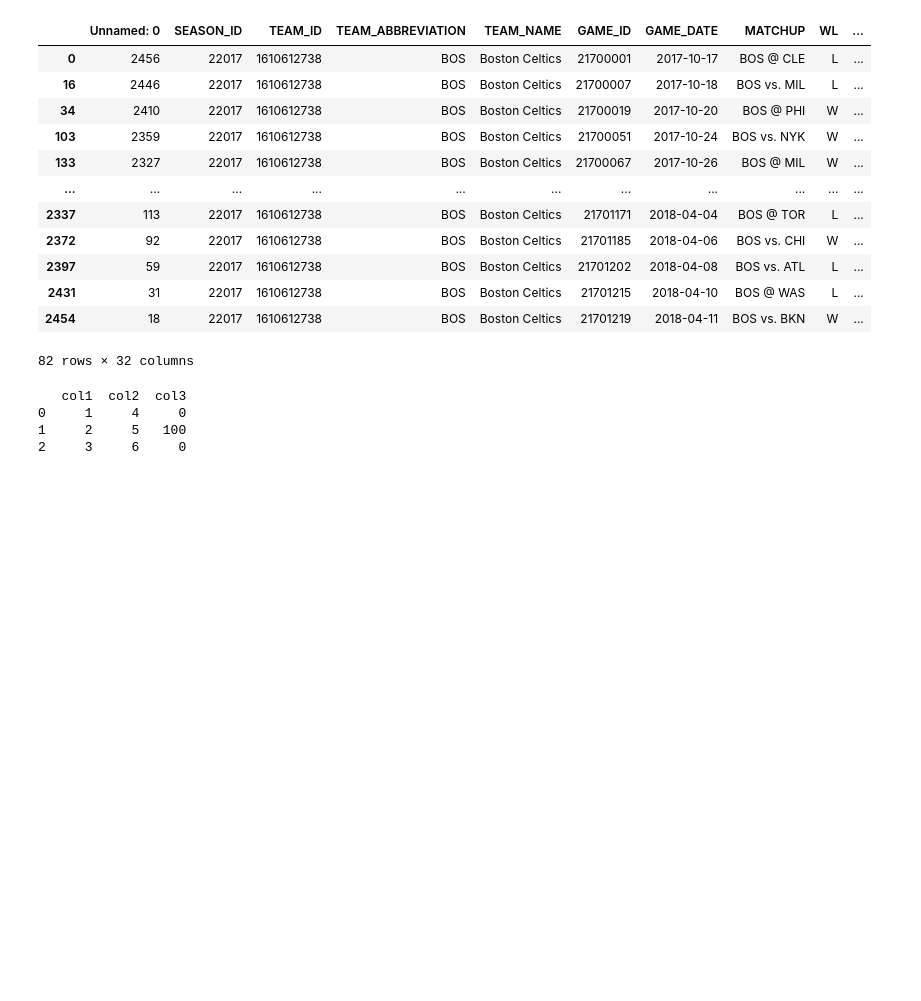
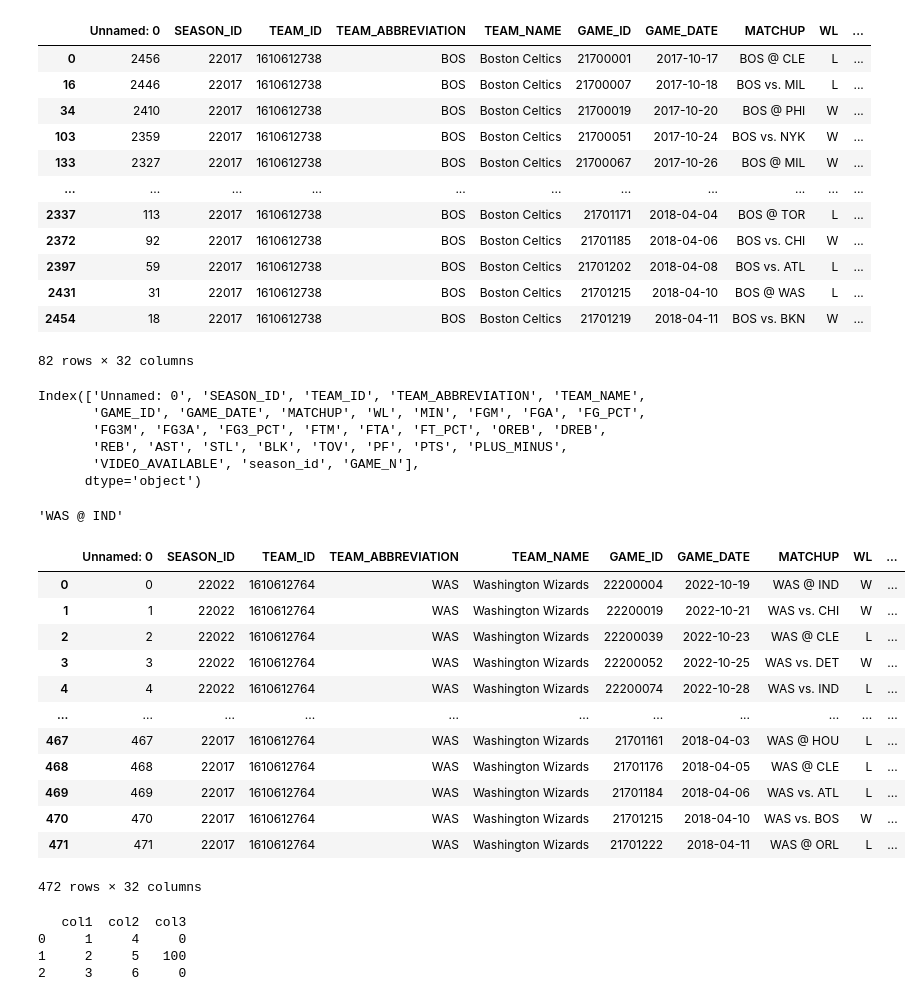
Before and after one commit to ArthurPatricio/Final_Project_Basketball_Game_Prediction, a Jupyter notebook: test_bench.ipynb, the cells around one changed output. Saved outputs shown, nothing was run; the diff lists cells and outputs as text; code cells hidden in the pictures; blank space fills up the shorter version.

```diff
--- a/test_bench.ipynb
+++ b/test_bench.ipynb
@@ -333,6 +326,40 @@ df[(df['season_id'] == season) & (df['TEAM_ID'] == team_id)]
 | 2431 | 31 | 22017 | 1610612738 | BOS | Boston Celtics | 21701215 | 2018-04-10 | BOS @ WAS | L | ... |
 | 2454 | 18 | 22017 | 1610612738 | BOS | Boston Celtics | 21701219 | 2018-04-11 | BOS vs. BKN | W | ... |
 82 rows × 32 columns
+# %%
+df.columns
+# %% [output]
+Index(['Unnamed: 0', 'SEASON_ID', 'TEAM_ID', 'TEAM_ABBREVIATION', 'TEAM_NAME',
+       'GAME_ID', 'GAME_DATE', 'MATCHUP', 'WL', 'MIN', 'FGM', 'FGA', 'FG_PCT',
+       'FG3M', 'FG3A', 'FG3_PCT', 'FTM', 'FTA', 'FT_PCT', 'OREB', 'DREB',
+       'REB', 'AST', 'STL', 'BLK', 'TOV', 'PF', 'PTS', 'PLUS_MINUS',
+       'VIDEO_AVAILABLE', 'season_id', 'GAME_N'],
+      dtype='object')
+# %%
+import pandas as pd
+
+stats = pd.read_excel('alo.xlsx')
+games = pd.read_excel('games_list_Regular+Season.xlsx')
+# %%
+games.loc[0]['MATCHUP']
+# %% [output]
+'WAS @ IND'
+# %%
+games.loc[games['TEAM_ID'] == 1610612764]
+# %% [output]
+|  | Unnamed: 0 | SEASON_ID | TEAM_ID | TEAM_ABBREVIATION | TEAM_NAME | GAME_ID | GAME_DATE | MATCHUP | WL | ... |
+| 0 | 0 | 22022 | 1610612764 | WAS | Washington Wizards | 22200004 | 2022-10-19 | WAS @ IND | W | ... |
+| 1 | 1 | 22022 | 1610612764 | WAS | Washington Wizards | 22200019 | 2022-10-21 | WAS vs. CHI | W | ... |
+| 2 | 2 | 22022 | 1610612764 | WAS | Washington Wizards | 22200039 | 2022-10-23 | WAS @ CLE | L | ... |
+| 3 | 3 | 22022 | 1610612764 | WAS | Washington Wizards | 22200052 | 2022-10-25 | WAS vs. DET | W | ... |
+| 4 | 4 | 22022 | 1610612764 | WAS | Washington Wizards | 22200074 | 2022-10-28 | WAS vs. IND | L | ... |
+| ... | ... | ... | ... | ... | ... | ... | ... | ... | ... | ... |
+| 467 | 467 | 22017 | 1610612764 | WAS | Washington Wizards | 21701161 | 2018-04-03 | WAS @ HOU | L | ... |
+| 468 | 468 | 22017 | 1610612764 | WAS | Washington Wizards | 21701176 | 2018-04-05 | WAS @ CLE | L | ... |
+| 469 | 469 | 22017 | 1610612764 | WAS | Washington Wizards | 21701184 | 2018-04-06 | WAS vs. ATL | L | ... |
+| 470 | 470 | 22017 | 1610612764 | WAS | Washington Wizards | 21701215 | 2018-04-10 | WAS vs. BOS | W | ... |
+| 471 | 471 | 22017 | 1610612764 | WAS | Washington Wizards | 21701222 | 2018-04-11 | WAS @ ORL | L | ... |
+472 rows × 32 columns
 # %%
 import pandas as pd
 
```
Also changed, not shown: parts of 1 cell of this notebook, 4 other files.
